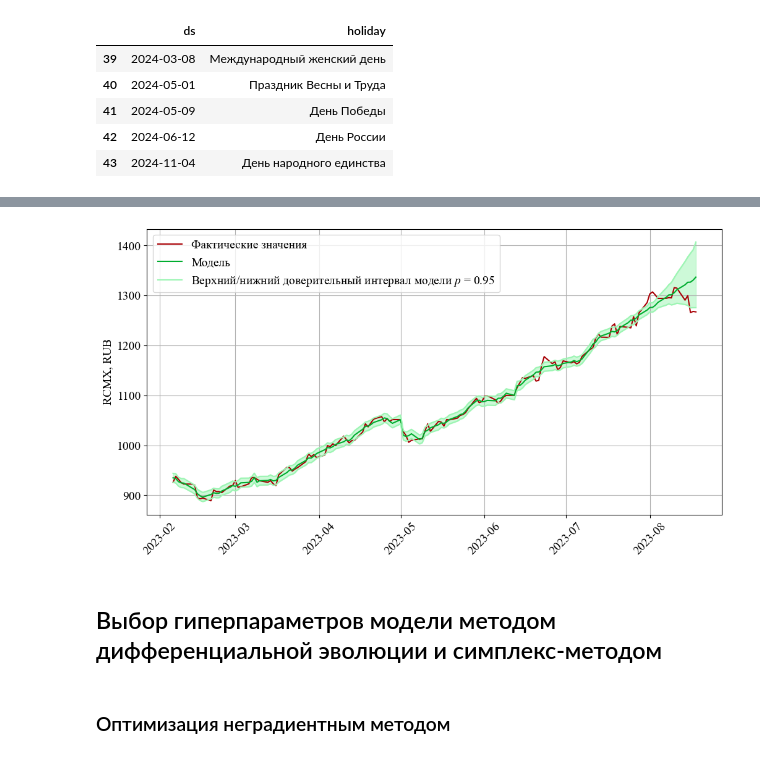
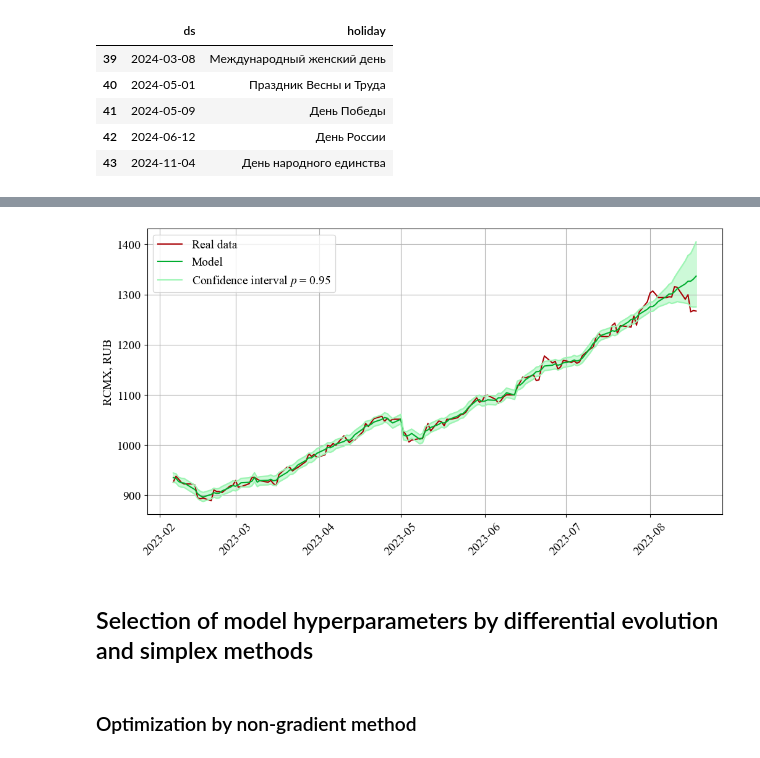
Before and after one commit to SamoilovSD/ETF, a Jupyter notebook: etf_try.ipynb, the cells around one changed output, grey strips where cells are left out. Saved outputs shown, nothing was run; the diff lists cells and outputs as text; code cells hidden in the pictures.

```diff
--- a/etf_try.ipynb
+++ b/etf_try.ipynb
@@ -168,20 +170,20 @@ cmp_df.tail()
 # %%
 plt.figure(figsize=(12,6))
-plt.plot(cmp_df.ds,cmp_df.y, label = 'Фактические значения', color='#A80005')
-plt.plot(cmp_df.ds,cmp_df.yhat, label = 'Модель', color='#00AD2F')
+plt.plot(cmp_df.ds,cmp_df.y, label = 'Real data', color='#A80005')
+plt.plot(cmp_df.ds,cmp_df.yhat, label = 'Model', color='#00AD2F')
 plt.plot(cmp_df.ds,cmp_df.yhat_lower,
-label = 'Верхний/нижний доверительный интервал модели $p$ = 0.95', color='#9CF5B3')
+label = 'Confidence interval $p$ = 0.95', color='#9CF5B3')
 plt.plot(cmp_df.ds,cmp_df.yhat_upper, color='#9CF5B3')
 plt.fill_between(cmp_df.ds,cmp_df.yhat_lower,
 cmp_df.yhat_upper, color='#9CF5B3',alpha=0.5)
 plt.xticks(rotation=45)
 plt.ylabel('RCMX, RUB')
 plt.legend()
 plt.grid()
 # %% [output]
-[figure, old version]
+[figure, new version]
 # %% [markdown]
-## Выбор гиперпараметров модели методом дифференциальной эволюции и симплекс-методом
+## Selection of model hyperparameters by differential evolution and simplex methods
 # %%
 mins = np.array([0.8, 0.01, 0.001])
 maxes = np.array([0.95, 10, 0.5])
@@ -222,7 +224,7 @@ from scipy.optimize import differential_evolution
 # %%
 bounds = [(0,1), (0,1), (0,1)]
 # %% [markdown]
-### Оптимизация неградиентным методом
+### Optimization by non-gradient method
 # %%
 result_from_diff_evo = differential_evolution(minimize_foo_evol, bounds=bounds,
                        args=(), strategy='best1exp', maxiter=35,
```
Also changed, not shown: parts of 25 cells of this notebook, 1 other file.
